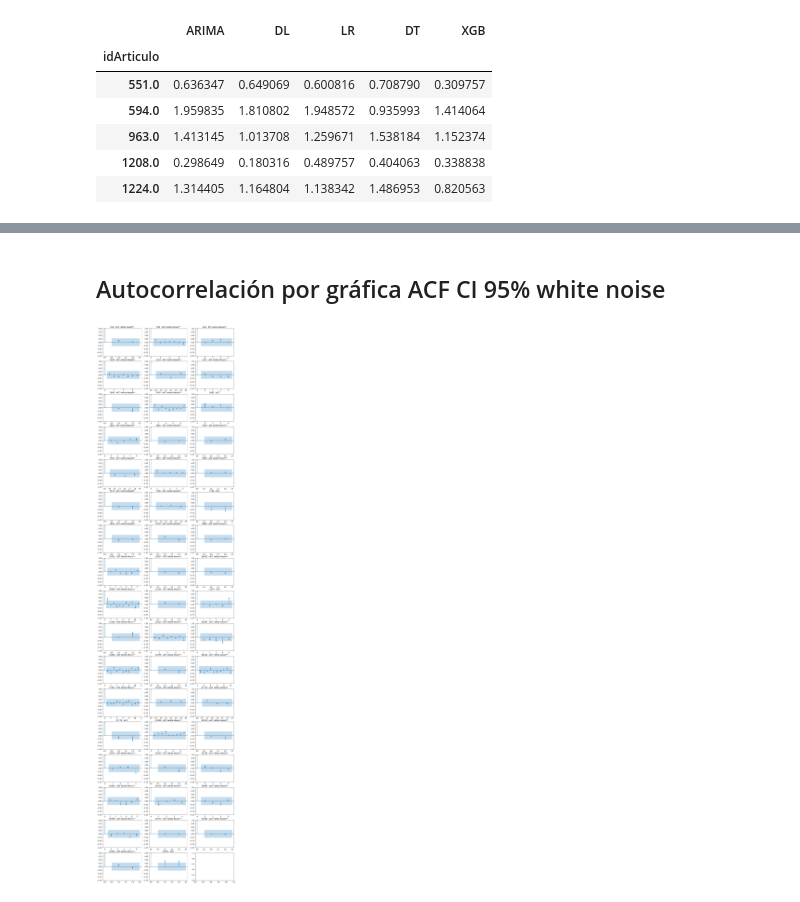
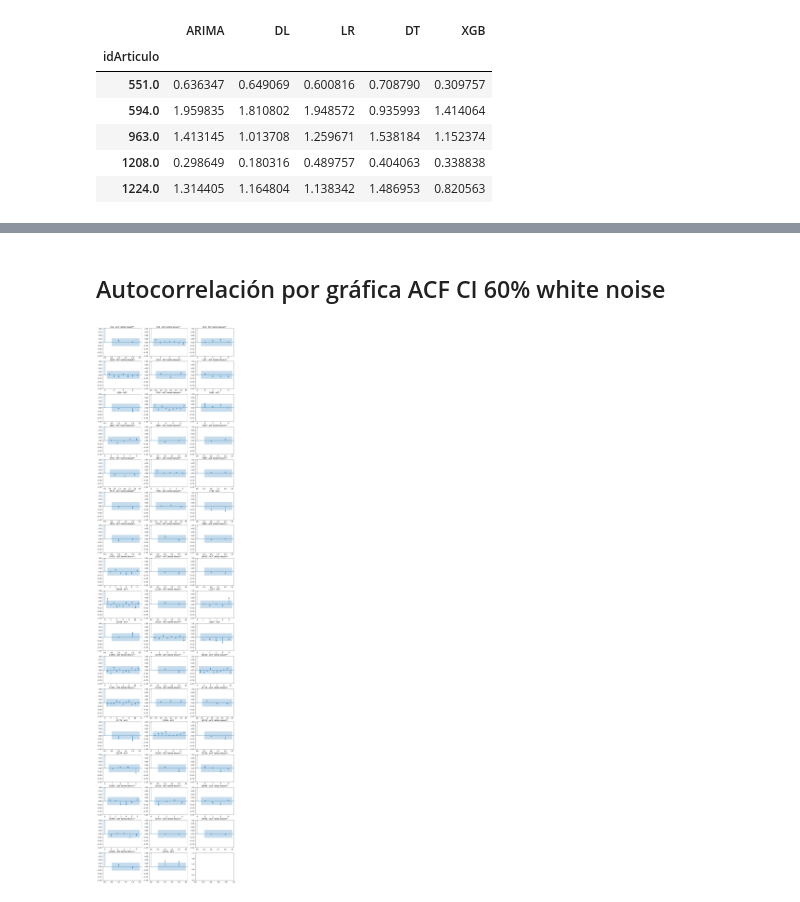
Before and after one commit to DavidCastilloAlvarado/timeseries_optimization, a Jupyter notebook: study_autos/resumen.ipynb, the cells around one changed output, grey strips where cells are left out. Saved outputs shown, nothing was run; the diff lists cells and outputs as text; code cells hidden in the pictures.

```diff
--- a/study_autos/resumen.ipynb
+++ b/study_autos/resumen.ipynb
@@ -83,7 +83,7 @@ def set_model(x, columns, hyper):
 print("="*20 + " RESUMEN RMSE " + "="*20)
 hyper_model = data.apply(set_model, args=(columns, data_hyper ), axis=1)
 data = data.join(hyper_model)
-data
+data = data.sort_values(['rmse'], ascending=True )
 data.style.background_gradient(cmap='Blues')
 # %% [output]
 ==================== RESUMEN RMSE ====================
@@ -108,30 +108,30 @@ data.style.background_gradient(cmap='Blues')
 # %% [markdown]
-## Autocorrelación por gráfica ACF CI 95% white noise
+## Autocorrelación por gráfica ACF CI 60% white noise
 # %%
 from modulos.arima.gruas.general import format_timeseries
 import matplotlib.pyplot as plt
 from statsmodels.graphics.tsaplots import plot_pacf
 from modulos.LR.gruas.generals import make_timeserie_arima
 import statsmodels.api as sm
 import json
 
 data_ts = pd.read_csv(os.path.join(DATA_PATH, 'producto.csv'), parse_dates=['Periodo'])
 df_time = format_timeseries(data_ts)
 data["trustworthy"] = None
 articulos = df_time.columns.tolist()
 fig, axs = plt.subplots(round(len(articulos)/3), 3, figsize=(15, 65))
 axs = axs.flatten()
 for idx, articulo in enumerate(articulos):
     ts, _ = make_timeserie_arima(df_time[articulo].copy())
     nlags = json.loads(data.loc[articulo,"hyper"].replace("'","\""))
 
     n_lags = nlags.get('n_lags',None)
     if n_lags is None:
         n_lags = nlags.get('ar',None)
     val = sm.stats.acorr_ljungbox(ts, lags=[n_lags],)
-    wn = val['lb_pvalue'].tolist()[0] < 0.05 # if True then this is not a white noise serie
+    wn = val['lb_pvalue'].tolist()[0] < 0.2 # if True then this is not a white noise serie
     tag = "(white Noise)**" if not wn else ""
     data.loc[articulo, "trustworthy"] = wn
     plot_pacf(ts, lags=n_lags, method='ywm', title=str(articulo) + " - ACF " + tag, ax=axs[idx])
 # %% [output]
-[figure, old version]
+[figure, new version]
```
Also changed, not shown: parts of 3 cells of this notebook, 3 other files.
